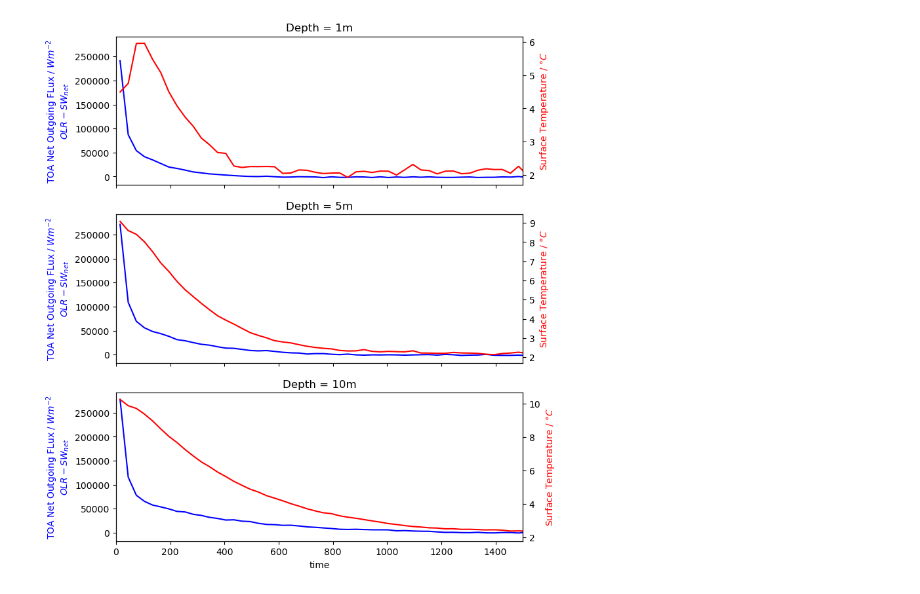
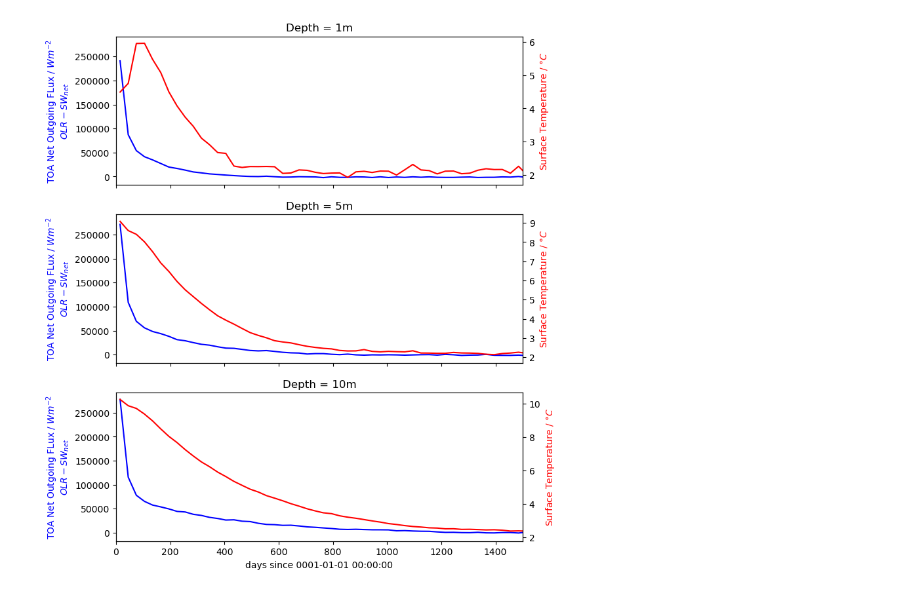
Before and after one commit to jduffield65/Isca, a Jupyter notebook: jobs/aquaplanet/spin_up/socrates/spin_up_socrates.ipynb, the cells around one changed output. Saved outputs shown, nothing was run; the diff lists cells and outputs as text; code cells hidden in the pictures.

```diff
--- a/jobs/aquaplanet/spin_up/socrates/spin_up_socrates.ipynb
+++ b/jobs/aquaplanet/spin_up/socrates/spin_up_socrates.ipynb
@@ -30,12 +16,12 @@ datasets = [isca_tools.load_dataset(exp_name) for exp_name in exp_names]
 # %%
 # Plot spinup time for each depth value
 fig, axs = plt.subplots(3,1, figsize=(8, 10), sharex=True, sharey=True)
 for i in range(len(datasets)):
-    plot_spinup(datasets[i], axs[i])
+    plot_spin_up(datasets[i].soc_olr, datasets[i].soc_toa_sw, datasets[i].t_surf, axs[i])
 axs[0].set_xlim([0,1500]);
 axs[0].set_xlabel('');
 axs[1].set_xlabel('');
 for i in range(len(depth_values)):
     axs[i].set_title(f"Depth = {depth_values[i]}m")
 # %% [output]
-[figure, old version]
+[figure, new version]
```
Also changed, not shown: parts of 2 cells of this notebook, 5 other files.
